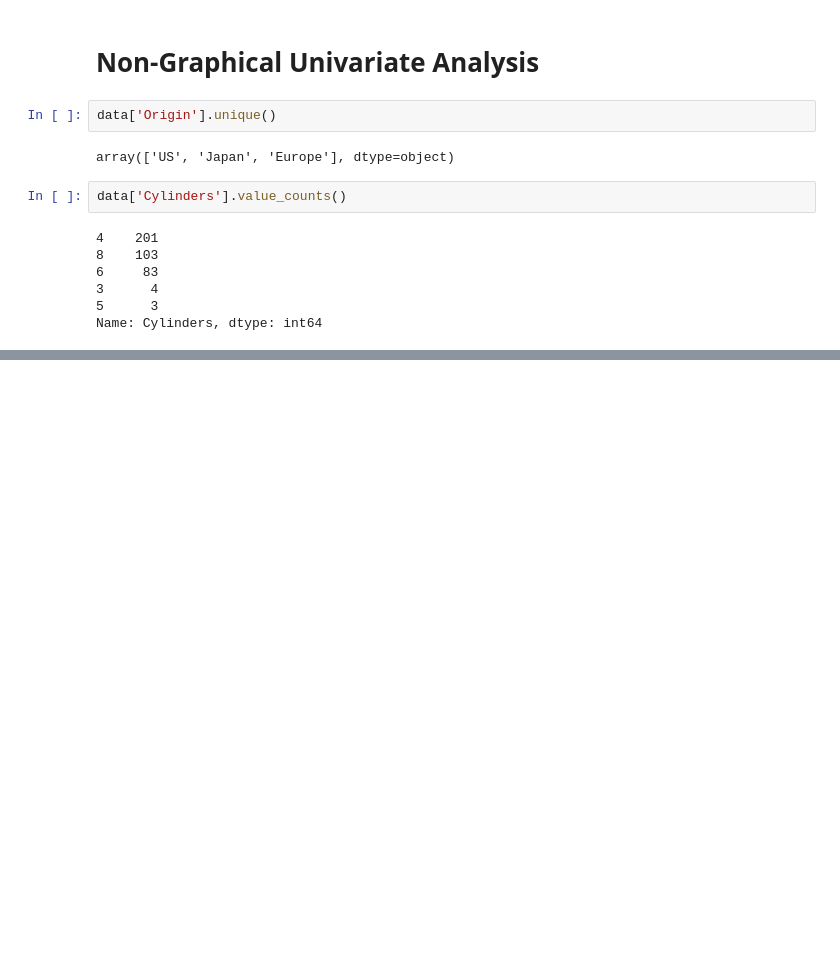
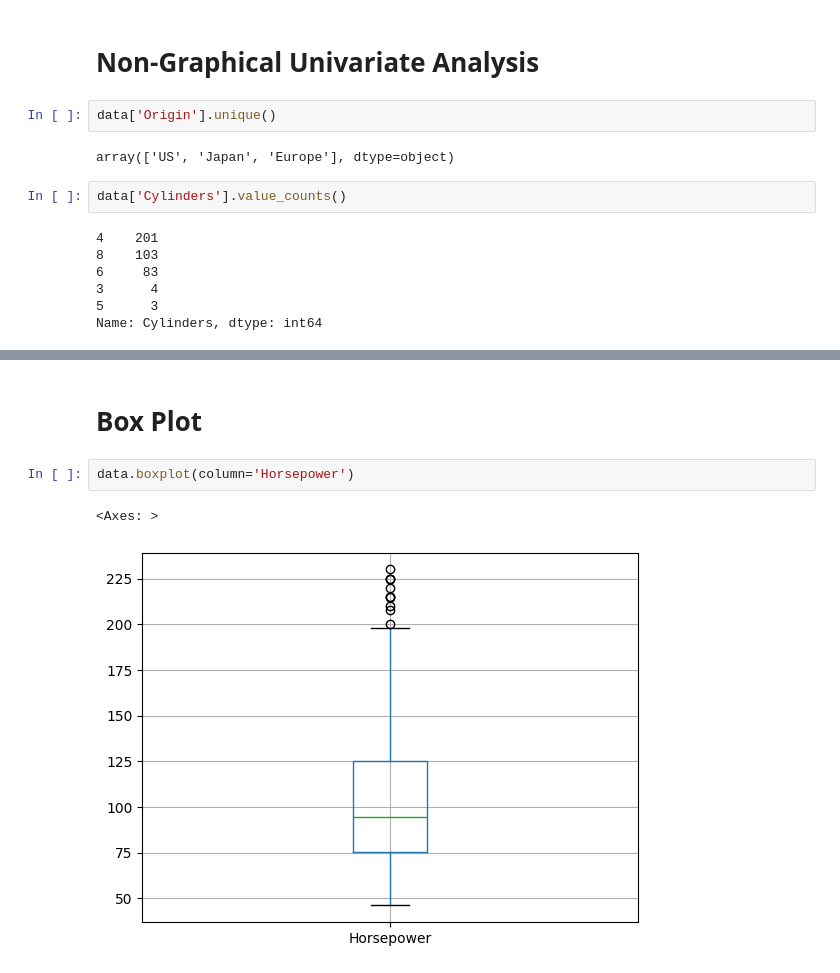
Before and after one commit to weirdrazak/Car-Prediction-Using-Linear-Regression-, a Jupyter notebook: Car_Prediction_Using_Linear_Regression.ipynb, the cells around one changed output, grey strips where cells are left out. Saved outputs shown, nothing was run; the diff lists cells and outputs as text; blank space fills up the shorter version.

```diff
--- a/Car_Prediction_Using_Linear_Regression.ipynb
+++ b/Car_Prediction_Using_Linear_Regression.ipynb
@@ -151,0 +180,7 @@ Name: Cylinders, dtype: int64
+# %% [markdown]
+# Box Plot
+# %%
+data.boxplot(column='Horsepower')
+# %% [output]
+<Axes: >
+[figure, added]
```
Also changed, not shown: parts of 58 cells of this notebook.
